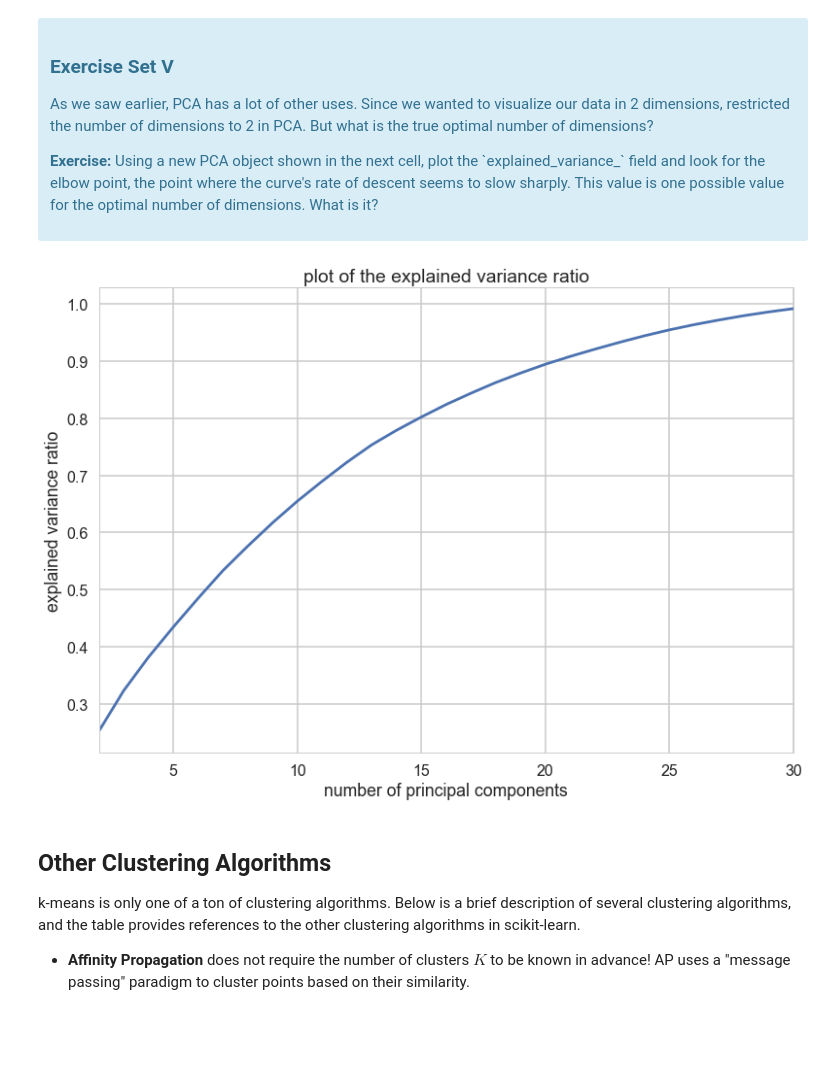
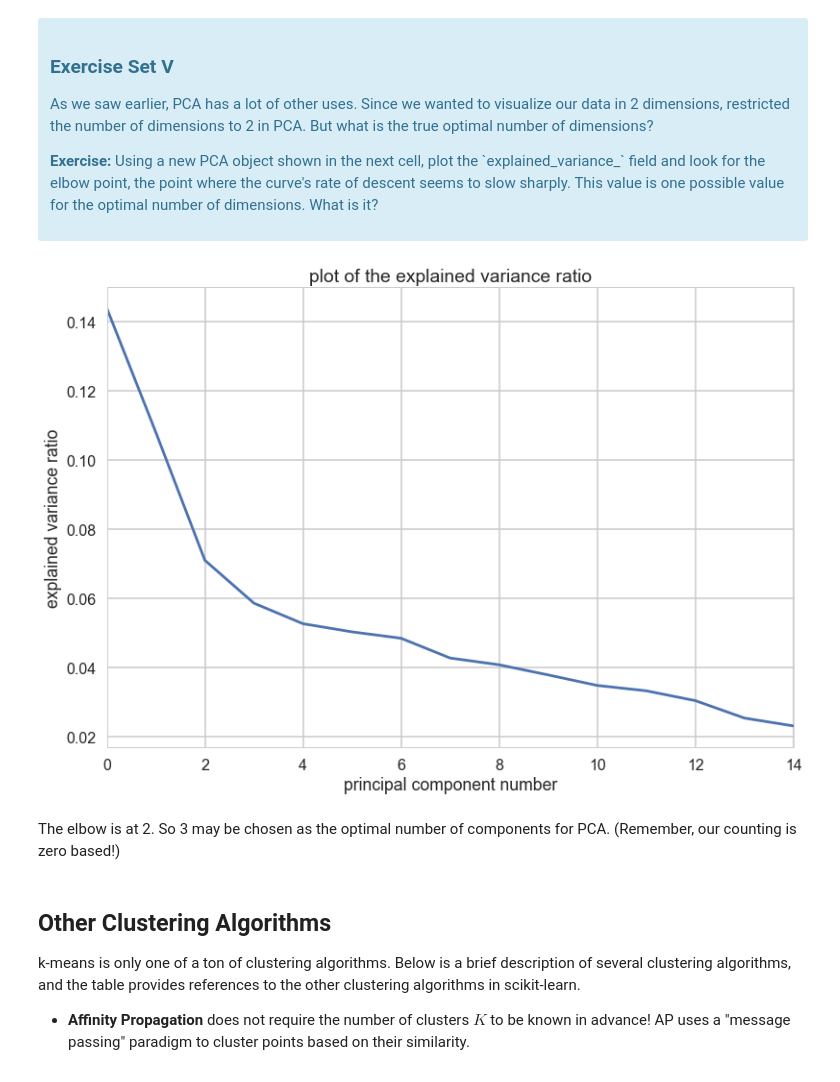
Before and after one commit to partha0solapurkar/springboard_data_science_intensive, a Jupyter notebook: project_08_clustering/Mini_Project_Clustering.ipynb, the cells around one changed output. Saved outputs shown, nothing was run; the diff lists cells and outputs as text; code cells hidden in the pictures; blank space fills up the shorter version.

```diff
--- a/project_08_clustering/Mini_Project_Clustering.ipynb
+++ b/project_08_clustering/Mini_Project_Clustering.ipynb
@@ -272,21 +272,29 @@ What we've done is we've taken those columns of 0/1 indicator variables, and we'
 <p><b>Exercise:</b> Using a new PCA object shown in the next cell, plot the `explained_variance_` field and look for the elbow point, the point where the curve's rate of descent seems to slow sharply. This value is one possible value for the optimal number of dimensions. What is it?</p>
 </div>
 # %%
-#your turn
-variances = []
-for N in range(2,31):
-    mypca = PCA(n_components=N)
-    mypca.fit(x_cols)
-    variances.append(mypca.explained_variance_ratio_.sum())
-s = pd.Series(data=variances, index=range(2,31))
+
+# variances = []
+# for N in range(2,31):
+#     mypca = PCA(n_components=N)
+#     mypca.fit(x_cols)
+#     variances.append(mypca.explained_variance_ratio_.sum())
+# s = pd.Series(data=variances, index=range(2,31))
+
+from sklearn.decomposition import PCA
+
+mypca = PCA()
+mypca.fit(x_cols)
+s = pd.Series(data=mypca.explained_variance_ratio_[:15])
 
 s.plot()
 plt.title('plot of the explained variance ratio')
-plt.xlabel('number of principal components')
+plt.xlabel('principal component number')
 plt.ylabel('explained variance ratio')
 None
 # %% [output]
-[figure, old version]
+[figure, new version]
+# %% [markdown]
+The elbow is at 2. So 3 may be chosen as the optimal number of components for PCA. (Remember, our counting is zero based!)
 # %% [markdown]
 ## Other Clustering Algorithms
 
```
Also changed, not shown: parts of 1 cell of this notebook, 4 other files.
